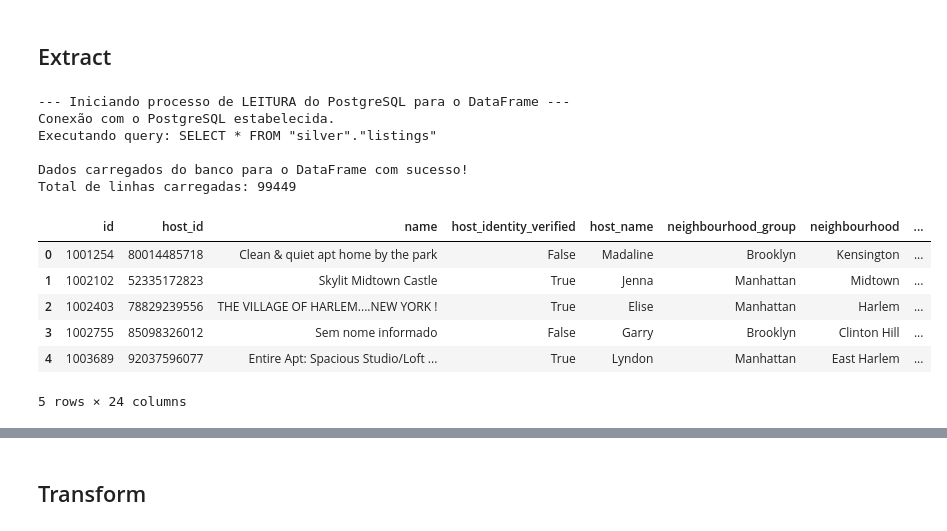
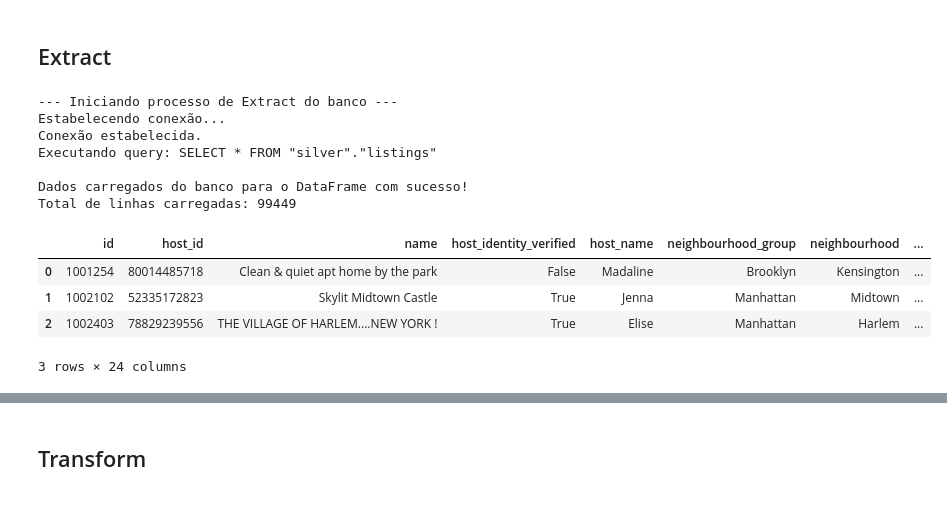
Before and after one commit to lucasqueiroz23/airbnb-data-analysis, a Jupyter notebook: transformer/etl/silver_to_gold.ipynb, the cells around one changed output, grey strips where cells are left out. Drawn from its saved outputs; the diff is of its cells as text; code cells hidden in the pictures.

Commit message:
add: popula da silver para a gold
Co-authored-by: Lucas Queiroz <lucas.fn4@gmail.com>
Co-authored-by: Lucas Felipe Soares <lucasfs1007@gmail.com>

```diff
--- a/transformer/etl/silver_to_gold.ipynb
+++ b/transformer/etl/silver_to_gold.ipynb
@@ -7,6 +7,9 @@ import pandas as pd
 import psycopg
 from psycopg import connect, sql
 import sys
+import warnings
+
+warnings.filterwarnings('ignore')
 
 print("--- Iniciando processo de Extract do banco ---")
 
@@ -23,22 +26,23 @@ TABLE_FULL_NAME = sql.SQL("{}.{}").format(
     sql.Identifier(TABLE_NAME)
 )
 
-query = sql.SQL("SELECT * FROM {}").format(TABLE_FULL_NAME)
+query_object = sql.SQL("SELECT * FROM {}").format(TABLE_FULL_NAME)
+
+connection_string = f"host={DB_HOST} dbname={DB_NAME} user={DB_USER} password={DB_PASSWORD} port={DB_PORT}"
 
 try:
-    with connect(f"host={DB_HOST} dbname={DB_NAME} user={DB_USER} password={DB_PASSWORD} port={DB_PORT}") as conn:
-        print("Conexão com o PostgreSQL estabelecida.")
+    print("Estabelecendo conexão...")
 
-        query_string = query.as_string(conn)
+    with connect(connection_string) as conn:
+        print("Conexão estabelecida.")
+
+        query_string = query_object.as_string(conn)
         print(f"Executando query: {query_string}")
 
-        with conn.cursor() as cur:
-            cur.execute(query_string)
-            rows = cur.fetchall()
-            columns = [desc[0] for desc in cur.description]
-            df = pd.DataFrame(rows, columns=columns)
-        print("\nDados carregados do banco para o DataFrame com sucesso!")
-        print(f"Total de linhas carregadas: {len(df)}")
+        df = pd.read_sql_query(query_string, conn)
+
+    print("\nDados carregados do banco para o DataFrame com sucesso!")
+    print(f"Total de linhas carregadas: {len(df)}")
 except psycopg.Error as e:
     print(f"\n--- Ocorreu um erro ao conectar ou ler o banco de dados ---")
     print(f"Erro: {e}")
@@ -48,19 +52,18 @@ except Exception as e:
     print(f"Erro: {e}")
     sys.exit(1)
 # %% [output]
---- Iniciando processo de LEITURA do PostgreSQL para o DataFrame ---
-Conexão com o PostgreSQL estabelecida.
+--- Iniciando processo de Extract do banco ---
+Estabelecendo conexão...
+Conexão estabelecida.
 Executando query: SELECT * FROM "silver"."listings"
 
 Dados carregados do banco para o DataFrame com sucesso!
 Total de linhas carregadas: 99449
 # %%
-df.head(5)
+df.head(3)
 # %% [output]
 |  | id | host_id | name | host_identity_verified | host_name | neighbourhood_group | neighbourhood | ... |
 | 0 | 1001254 | 80014485718 | Clean & quiet apt home by the park | False | Madaline | Brooklyn | Kensington | ... |
 | 1 | 1002102 | 52335172823 | Skylit Midtown Castle | True | Jenna | Manhattan | Midtown | ... |
 | 2 | 1002403 | 78829239556 | THE VILLAGE OF HARLEM....NEW YORK ! | True | Elise | Manhattan | Harlem | ... |
-| 3 | 1002755 | 85098326012 | Sem nome informado | False | Garry | Brooklyn | Clinton Hill | ... |
-| 4 | 1003689 | 92037596077 | Entire Apt: Spacious Studio/Loft ... | True | Lyndon | Manhattan | East Harlem | ... |
-5 rows × 24 columns
+3 rows × 24 columns
```
Also changed, not shown: parts of 5 cells of this notebook, 1 other file.
